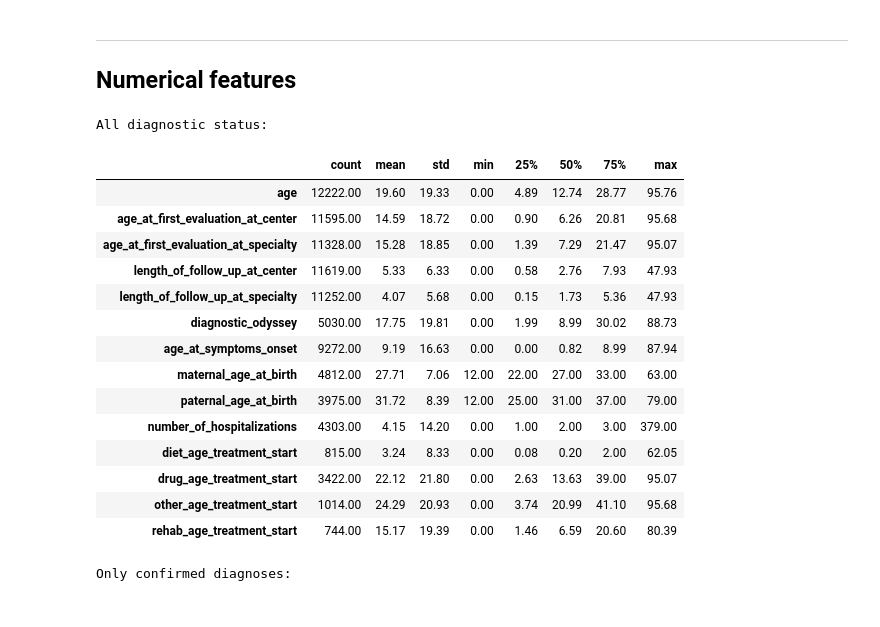
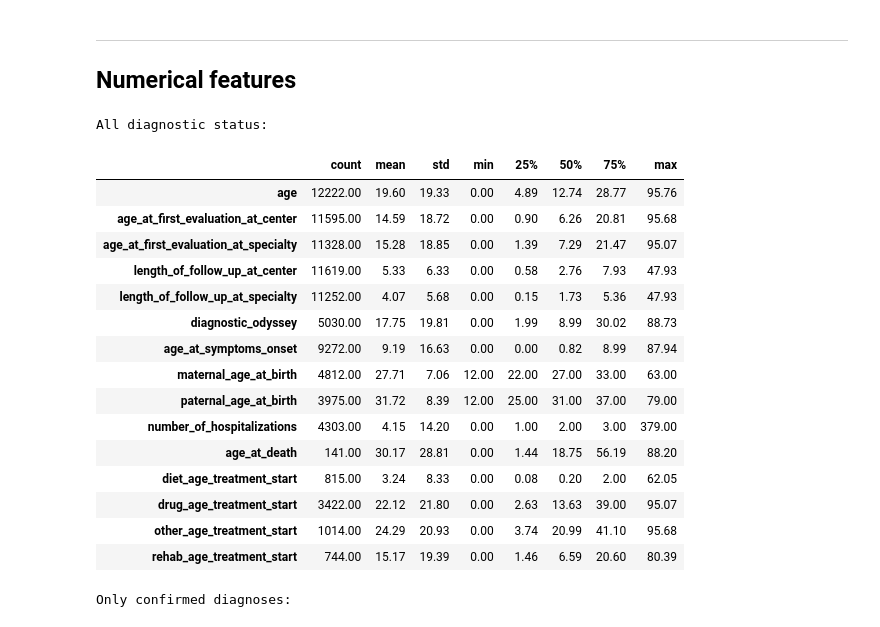
Before and after one commit to RARAS-BR/retrospective_manuscript, a Jupyter notebook: descriptive_analysis.ipynb, the cells around one changed output. Cells and saved outputs as stored; diff of their text form; code cells hidden in the pictures.

Commit message:
:sparkles: feat: add "age_at_death"

```diff
--- a/descriptive_analysis.ipynb
+++ b/descriptive_analysis.ipynb
@@ -255,27 +255,29 @@ type_trat_numeric_columns_map = {
     'Rehabilitation': 'rehab_age_treatment_start',
 }
 # %%
-print(f'{Y}All diagnostic status:{R}')
+print(f'{C}All diagnostic status:{R}')
 
 pd.concat([
     id_df[id_numeric_columns].describe(),
     diag_df[diag_numeric_columns].describe(),
     followup_df.dropna(subset='number_of_hospitalizations').groupby('record_id')['number_of_hospitalizations'].sum().describe(),
+    followup_df['age_at_death'].describe(),
     trat_type_df.groupby('treatment_type')['age_at_treatment_start'].describe().T.rename(columns=type_trat_numeric_columns_map)
 ], axis=1).T
 # %% [output]
 All diagnostic status:
 |  | count | mean | std | min | 25% | 50% | 75% | max |
 | age | 12222.00 | 19.60 | 19.33 | 0.00 | 4.89 | 12.74 | 28.77 | 95.76 |
 | age_at_first_evaluation_at_center | 11595.00 | 14.59 | 18.72 | 0.00 | 0.90 | 6.26 | 20.81 | 95.68 |
 | age_at_first_evaluation_at_specialty | 11328.00 | 15.28 | 18.85 | 0.00 | 1.39 | 7.29 | 21.47 | 95.07 |
 | length_of_follow_up_at_center | 11619.00 | 5.33 | 6.33 | 0.00 | 0.58 | 2.76 | 7.93 | 47.93 |
 | length_of_follow_up_at_specialty | 11252.00 | 4.07 | 5.68 | 0.00 | 0.15 | 1.73 | 5.36 | 47.93 |
 | diagnostic_odyssey | 5030.00 | 17.75 | 19.81 | 0.00 | 1.99 | 8.99 | 30.02 | 88.73 |
 | age_at_symptoms_onset | 9272.00 | 9.19 | 16.63 | 0.00 | 0.00 | 0.82 | 8.99 | 87.94 |
 | maternal_age_at_birth | 4812.00 | 27.71 | 7.06 | 12.00 | 22.00 | 27.00 | 33.00 | 63.00 |
 | paternal_age_at_birth | 3975.00 | 31.72 | 8.39 | 12.00 | 25.00 | 31.00 | 37.00 | 79.00 |
 | number_of_hospitalizations | 4303.00 | 4.15 | 14.20 | 0.00 | 1.00 | 2.00 | 3.00 | 379.00 |
+| age_at_death | 141.00 | 30.17 | 28.81 | 0.00 | 1.44 | 18.75 | 56.19 | 88.20 |
 | diet_age_treatment_start | 815.00 | 3.24 | 8.33 | 0.00 | 0.08 | 0.20 | 2.00 | 62.05 |
 | drug_age_treatment_start | 3422.00 | 22.12 | 21.80 | 0.00 | 2.63 | 13.63 | 39.00 | 95.07 |
 | other_age_treatment_start | 1014.00 | 24.29 | 20.93 | 0.00 | 3.74 | 20.99 | 41.10 | 95.68 |
```
Also changed, not shown: parts of 9 cells of this notebook, 3 other files.
